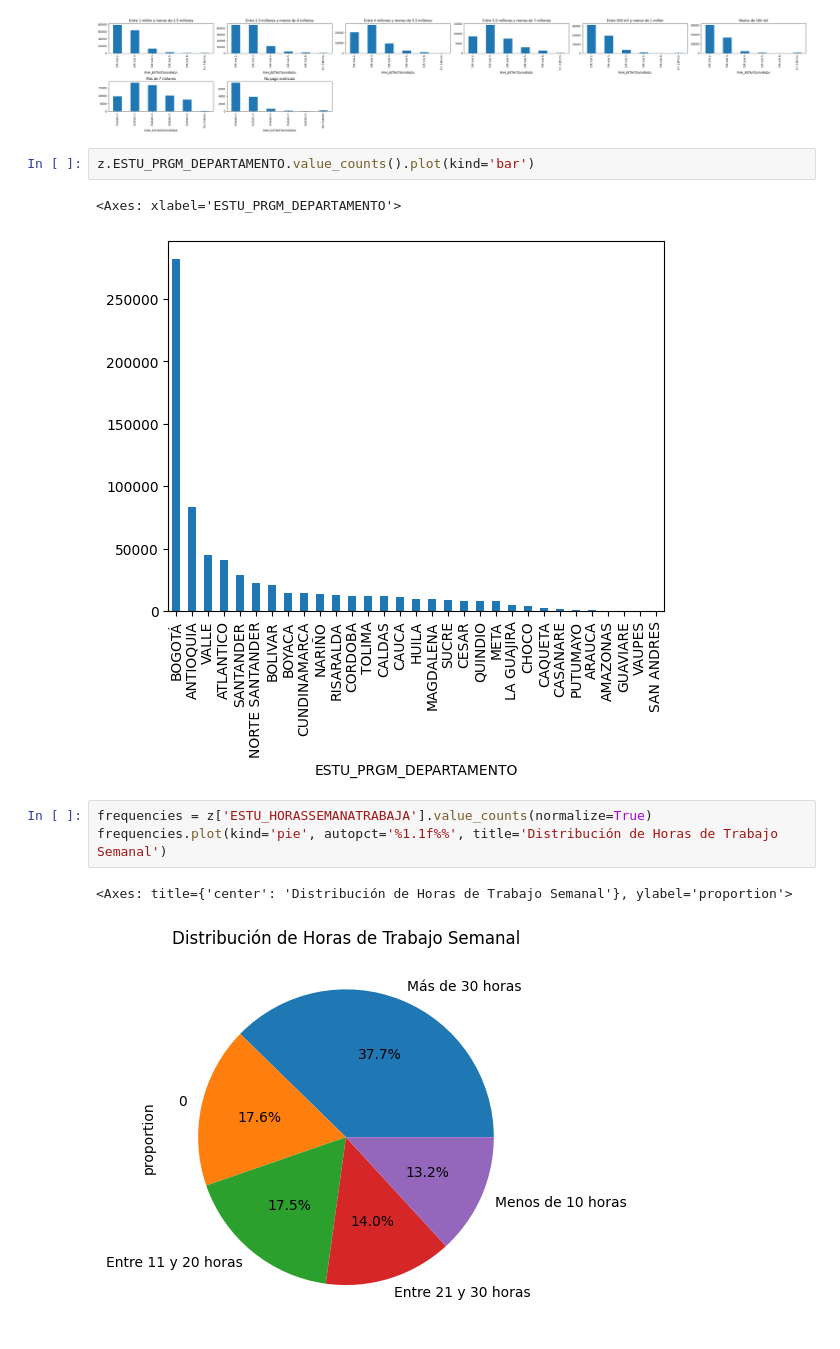
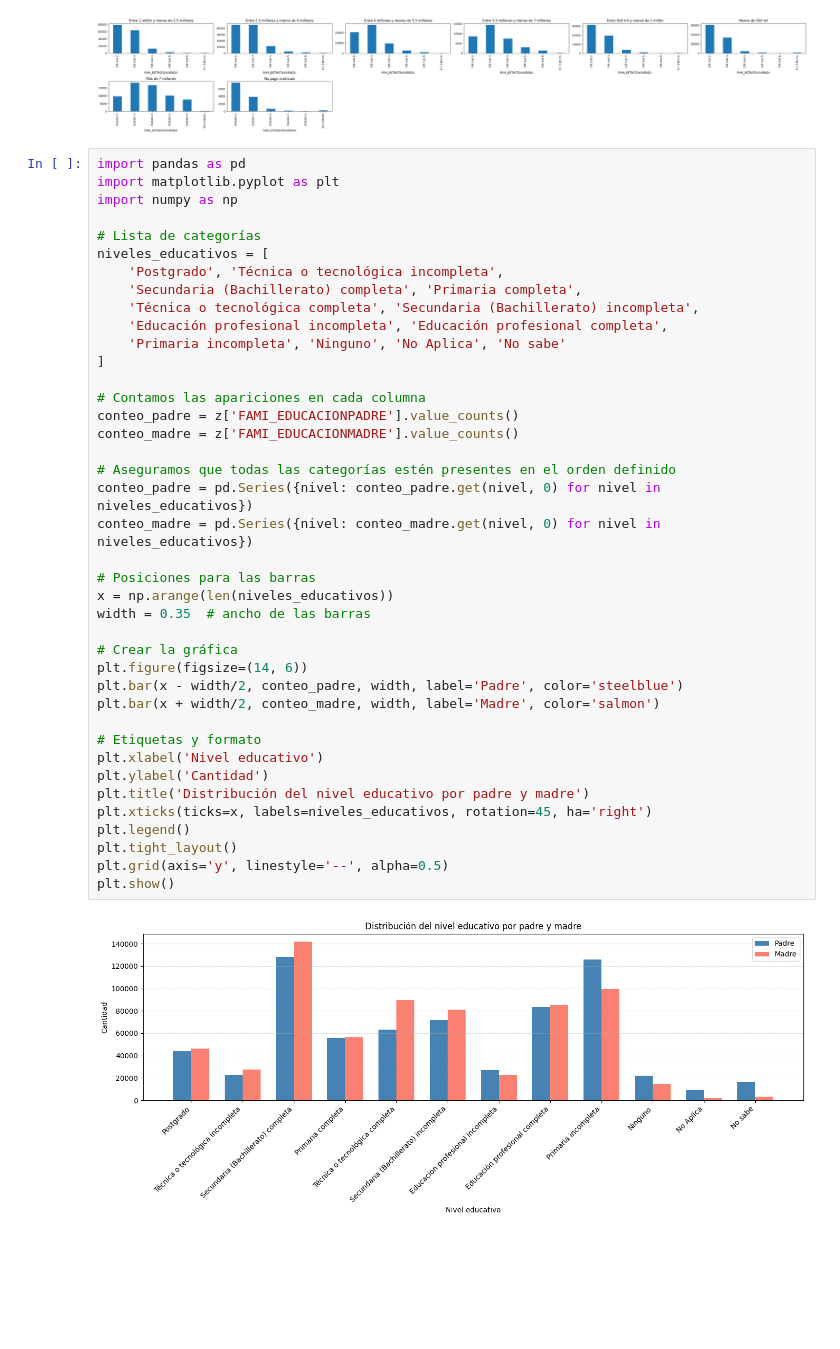
Before and after one commit to JuanCOD001116/Proyecto-Modelos, a Jupyter notebook: 01 - exploración.ipynb, the cells around one changed output. Cells and saved outputs as stored; diff of their text form; blank space fills up the shorter version.

```diff
--- a/01 - exploración.ipynb
+++ b/01 - exploración.ipynb
@@ -100,14 +113,45 @@ for ax,ci in subplots(c, n_cols=6, usizex=6):
     plt.title(ci)
 # %% [output]
 [figure]
-# %%
-z.ESTU_PRGM_DEPARTAMENTO.value_counts().plot(kind='bar')
-# %% [output]
-<Axes: xlabel='ESTU_PRGM_DEPARTAMENTO'>
-[figure, removed]
-# %%
-frequencies = z['ESTU_HORASSEMANATRABAJA'].value_counts(normalize=True)
-frequencies.plot(kind='pie', autopct='%1.1f%%', title='Distribución de Horas de Trabajo Semanal')
-# %% [output]
-<Axes: title={'center': 'Distribución de Horas de Trabajo Semanal'}, ylabel='proportion'>
-[figure, removed]
+# %%
+import pandas as pd
+import matplotlib.pyplot as plt
+import numpy as np
+
+# Lista de categorías
+niveles_educativos = [
+    'Postgrado', 'Técnica o tecnológica incompleta',
+    'Secundaria (Bachillerato) completa', 'Primaria completa',
+    'Técnica o tecnológica completa', 'Secundaria (Bachillerato) incompleta',
+    'Educación profesional incompleta', 'Educación profesional completa',
+    'Primaria incompleta', 'Ninguno', 'No Aplica', 'No sabe'
+]
+
+# Contamos las apariciones en cada columna
+conteo_padre = z['FAMI_EDUCACIONPADRE'].value_counts()
+conteo_madre = z['FAMI_EDUCACIONMADRE'].value_counts()
+
+# Aseguramos que todas las categorías estén presentes en el orden definido
+conteo_padre = pd.Series({nivel: conteo_padre.get(nivel, 0) for nivel in niveles_educativos})
+conteo_madre = pd.Series({nivel: conteo_madre.get(nivel, 0) for nivel in niveles_educativos})
+
+# Posiciones para las barras
+x = np.arange(len(niveles_educativos))
+width = 0.35  # ancho de las barras
+
+# Crear la gráfica
+plt.figure(figsize=(14, 6))
+plt.bar(x - width/2, conteo_padre, width, label='Padre', color='steelblue')
+plt.bar(x + width/2, conteo_madre, width, label='Madre', color='salmon')
+
+# Etiquetas y formato
+plt.xlabel('Nivel educativo')
+plt.ylabel('Cantidad')
+plt.title('Distribución del nivel educativo por padre y madre')
+plt.xticks(ticks=x, labels=niveles_educativos, rotation=45, ha='right')
+plt.legend()
+plt.tight_layout()
+plt.grid(axis='y', linestyle='--', alpha=0.5)
+plt.show()
+# %% [output]
+[figure, added]
```
Also changed, not shown: parts of 5 cells of this notebook.
